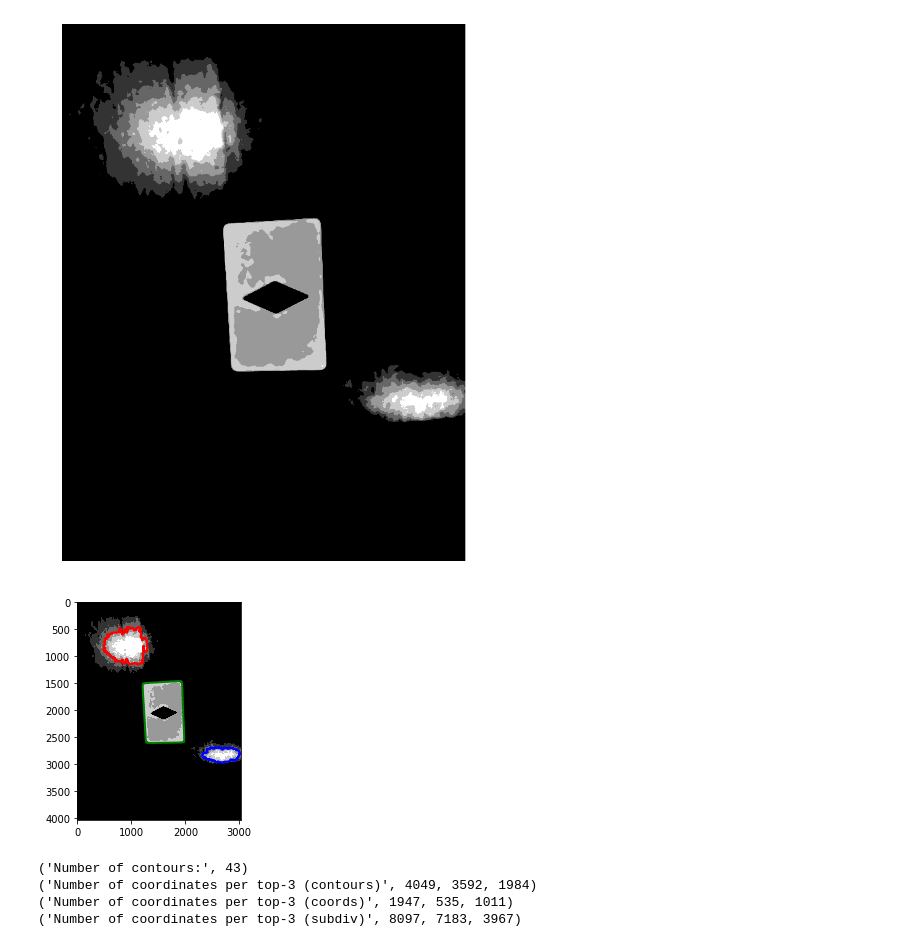
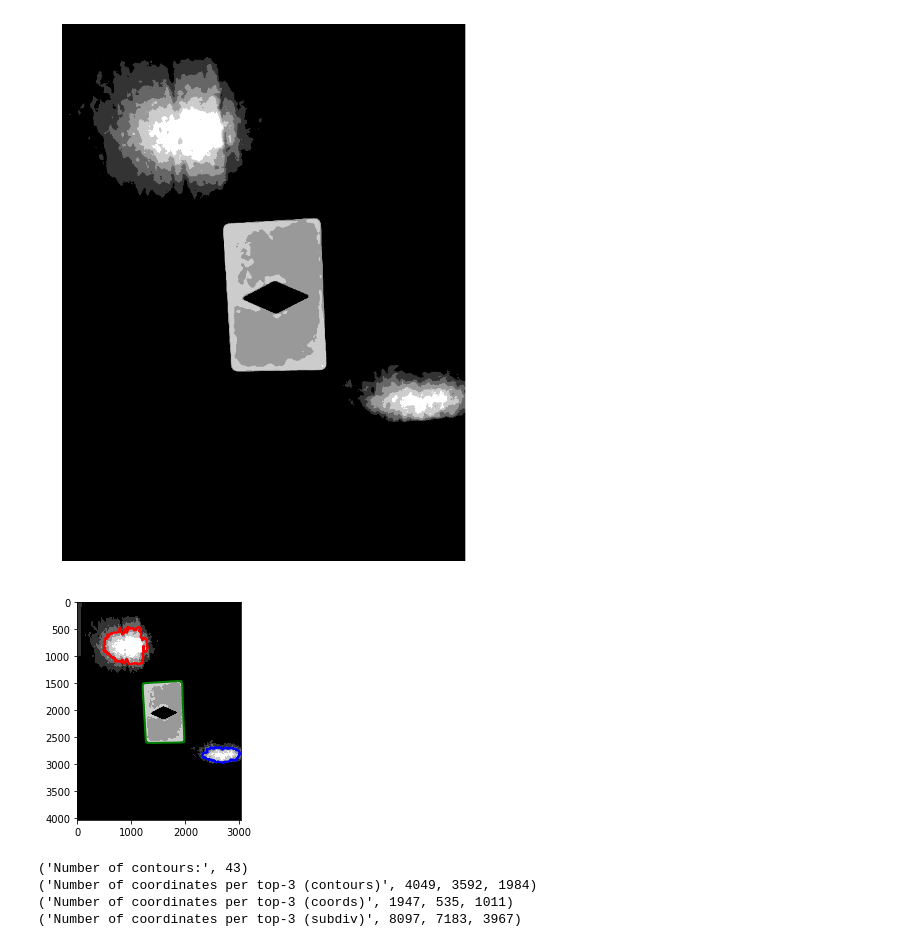
Before and after one commit to nathanleiby/em-el, a Jupyter notebook: image_segmentation2.ipynb, the cells around one changed output. Cells and saved outputs as stored; diff of their text form; code cells hidden in the pictures.

```diff
--- a/image_segmentation2.ipynb
+++ b/image_segmentation2.ipynb
@@ -115,6 +115,14 @@ subdiv1 = measure.subdivide_polygon(contour1, degree=2, preserve_ends=True)
 subdiv2 = measure.subdivide_polygon(contour2, degree=2, preserve_ends=True)
 subdiv3 = measure.subdivide_polygon(contour3, degree=2, preserve_ends=True)
 
+# Draw a rectangle on the image
+# TODO: Figure out how to draw a bounding rectangle
+from skimage.draw import polygon, rectangle
+rr, cc = rectangle((1,1), extent=(1000,0100), shape=r.shape)
+# print "rr, cc", rr, cc
+r[rr,cc] = 1
+
+
 # Display the image and plot the contour
 fig, ax = plt.subplots()
 ax.imshow(r, interpolation='nearest', cmap=plt.cm.gray)
@@ -128,38 +136,38 @@ ax.step(coords1[:, 1], coords1[:, 0], linewidth=2, c='r')
 ax.step(coords2[:, 1], coords2[:, 0], linewidth=2, c='g')
 # ax.step(subdiv2[:, 1], subdiv2[:, 0], linewidth=2, c='g')
 
-# TODO: Figure out how to draw a bounding rectangle
 # rect = cv2.minAreaRect(contour2)
 # ax.step(rect[:, 1], rect[:, 0], linewidth=2, c='g')
 
 # ax.step(contour3.T[1], contour3.T[0], linewidth=2, c='b')
 ax.step(coords3[:, 1], coords3[:, 0], linewidth=2, c='b')
 # ax.step(subdiv3[:, 1], subdiv3[:, 0], linewidth=2, c='g')
+
 
 ax.set_xlim(X), ax.set_ylim(Y)
 plt.show()
 
 print("Number of contours:", len(contours))
 print("Number of coordinates per top-3 (contours)", len(contour1), len(contour2), len(contour3))
 # TODO: we might be able to estimate rectangle via lowest # of coords
 # 'Number of coordinates per top-3 (coords)', 879, 32, 349)
 print("Number of coordinates per top-3 (coords)", len(coords1), len(coords2), len(coords3))
 print("Number of coordinates per top-3 (subdiv)", len(subdiv1), len(subdiv2), len(subdiv3))
 
 # boundingRect coordinates (TODO)
     # furtherest left pt
     # furtherest up pt
     # furtherest right pt
     # furthest down pt
 
 # minAreaRect (TODO)
 
 
 
 # TODO: Filter for just contours that are rectangles of card dimensions
 # TODO: Cut out this part of the image
 # %% [output]
-[figure, old version]
+[figure, new version]
 ('Number of contours:', 43)
 ('Number of coordinates per top-3 (contours)', 4049, 3592, 1984)
 ('Number of coordinates per top-3 (coords)', 1947, 535, 1011)
```
Also changed, not shown: 1 other file.
